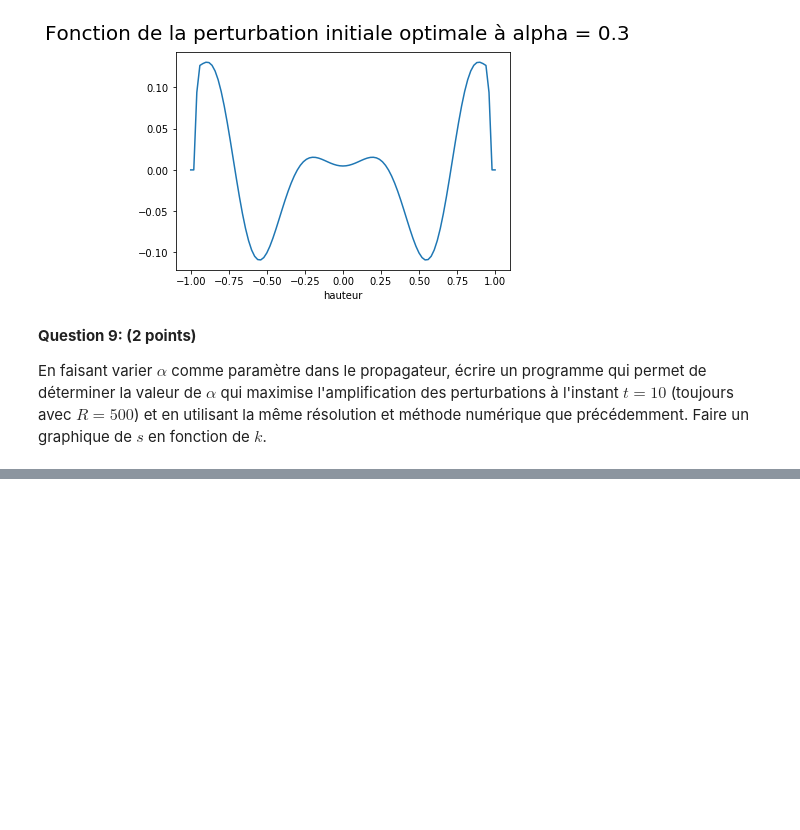
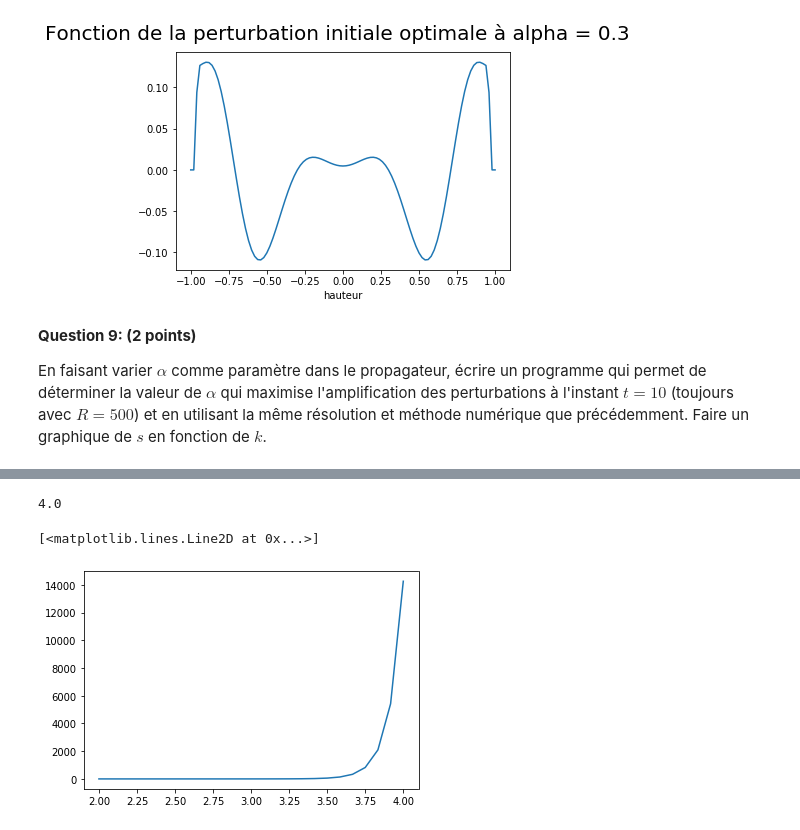
Before and after one commit to MWeytens/Orr-Sommerfeld, a Jupyter notebook: Orr-Sommerfeld.ipynb, the cells around one changed output, grey strips where cells are left out. Saved outputs shown, nothing was run; the diff lists cells and outputs as text; code cells hidden in the pictures; blank space fills up the shorter version.

```diff
--- a/Orr-Sommerfeld.ipynb
+++ b/Orr-Sommerfeld.ipynb
@@ -662,0 +725,17 @@ pyplot.plot(alphas,ss)
+# %%
+alphas = numpy.linspace(2,4,num=25)
+best_alpha, amp_max = None, 0
+
+ss = []
+for alpha in alphas:
+    current = get_max_amp(alpha,y,L_v(N-4,y[2:N-2], dy, 500, alpha))
+    ss.append(current)
+    if current > amp_max:
+        best_alpha = alpha
+        amp_max = current
+print(best_alpha)
+pyplot.plot(alphas,ss)
+# %% [output]
+4.0
+[<matplotlib.lines.Line2D at 0x...>]
+[figure, added]
```
Also changed, not shown: parts of 14 cells of this notebook.
